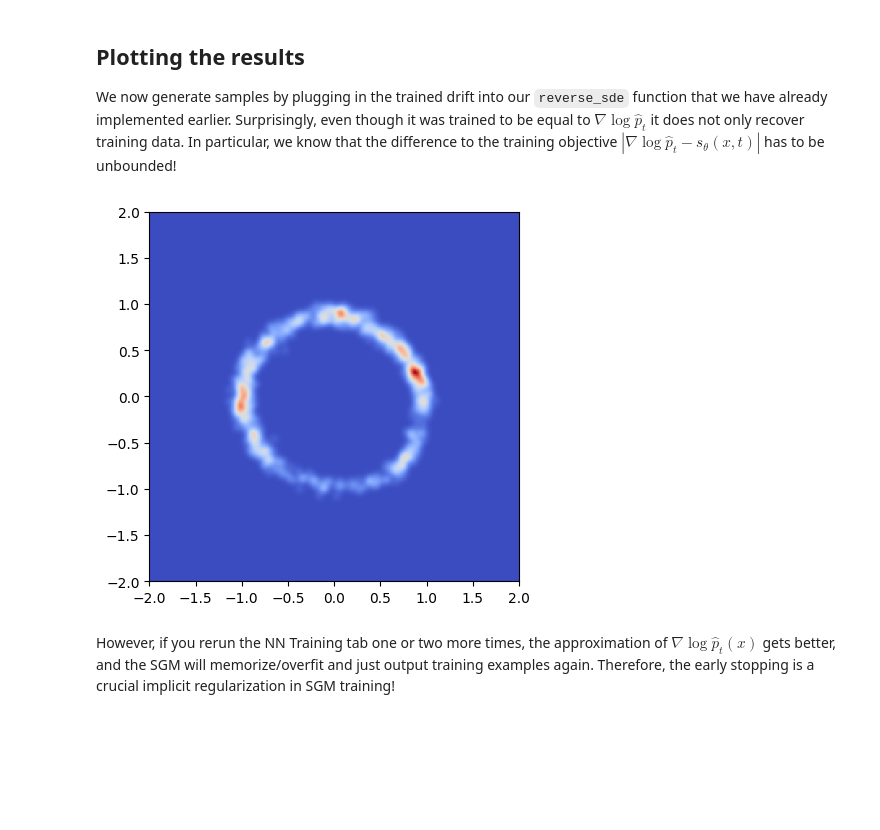
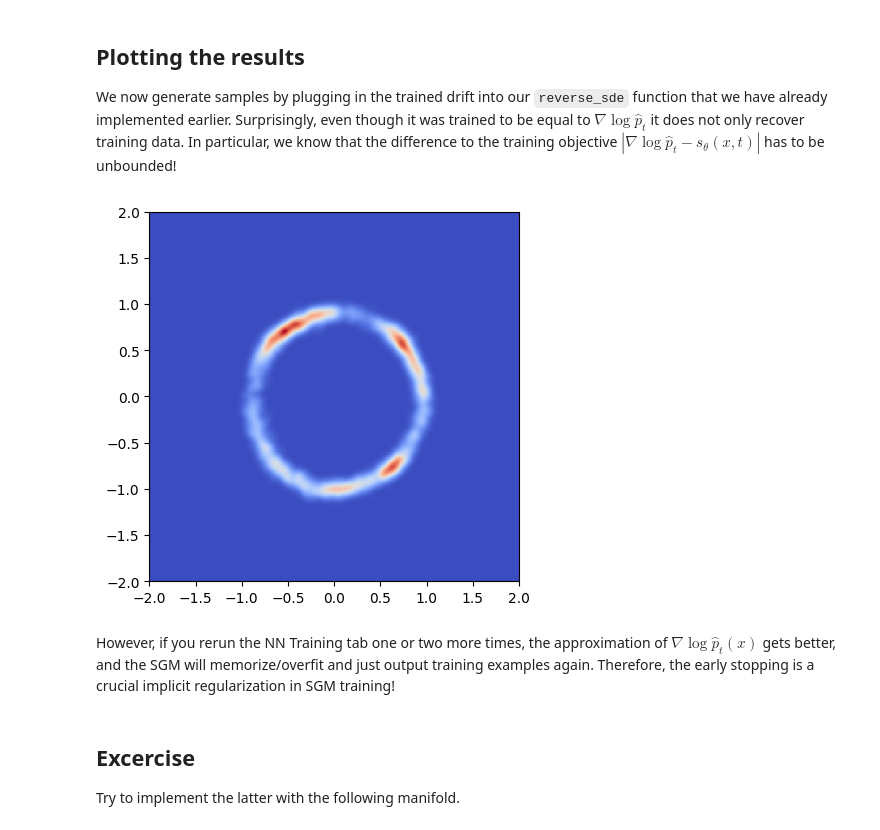
Before and after one commit to maguerrap/CEMRACS2023, a Jupyter notebook: 3-SGM_introduction.ipynb, the cells around one changed output. Saved outputs shown, nothing was run; the diff lists cells and outputs as text; code cells hidden in the pictures; blank space fills up the shorter version.

```diff
--- a/3-SGM_introduction.ipynb
+++ b/3-SGM_introduction.ipynb
@@ -302,7 +304,7 @@ We will now add a bounded perturbation the empirical score. We see that the samp
 # %%
 perturbed_score = lambda x, t: nabla_log_hat_pt(x, t) + 1
 rng, step_rng = random.split(rng)
-samples = reverse_sde(step_rng, 2, 5000, drift, dispersion, perturbed_score)
+samples = lmc_sampler(step_rng, perturbed_score, dispersion, drift, 2, 5000)
 plot_heatmap(samples[:, [0,1]], -3, 3)
 # %% [output]
 [figure]
@@ -340,7 +342,7 @@ We will now first define a neural network using Flax (https://github.com/google/
 import flax.linen as nn
 
 class ApproximateScore(nn.Module):
-    """A simple model with multiple fully connected layers and some fourier features for the time variable."""
+    """A simple model with multiple fully connected layers and some Fourier features for the time variable."""
 
     @nn.compact
     def __call__(self, x, t):
@@ -382,10 +384,13 @@ The full update_step function can be jitted (compiled), making the whole process
 # %%
 def loss_fn(params, model, rng, batch):
     """
-    params: the current weights of the model
-    model: the score function
-    rng: random number generator from jax
-    batch: a batch of samples from the training data, representing samples from \mu_text{data}, shape (J, N)
+    loss function to be used to train the model
+
+    Args:
+        params: the current weights of the model
+        model: the score function
+        rng: random number generator from jax
+        batch: a batch of samples from the training data, representing samples from \mu_text{data}, shape (J, N)
 
     returns an random (MC) approximation to the loss \bar{L} explained above
     """
@@ -406,11 +411,14 @@ def loss_fn(params, model, rng, batch):
 @partial(jit, static_argnums=[4])
 def update_step(params, rng, batch, opt_state, model):
     """
-    params: the current weights of the model
-    rng: random number generator from jax
-    batch: a batch of samples from the training data, representing samples from \mu_text{data}, shape (J, N)
-    opt_state: the internal state of the optimizer
-    model: the score function
+    updating step for the training
+
+    Args:
+        params: the current weights of the model
+        rng: random number generator from jax
+        batch: a batch of samples from the training data, representing samples from \mu_text{data}, shape (J, N)
+        opt_state: the internal state of the optimizer
+        model: the score function
 
     takes the gradient of the loss function and updates the model weights (params) using it. Returns
     the value of the loss function (for metrics), the new params and the new optimizer state
@@ -459,9 +467,13 @@ We now generate samples by plugging in the trained drift into our `reverse_sde`
 # %%
 trained_score = lambda x, t: score_model.apply(params, x, t)
 rng, step_rng = random.split(rng)
-samples = reverse_sde(step_rng, 2, 1000, drift, dispersion, trained_score)
+samples = lmc_sampler(step_rng, trained_score, dispersion, drift, 2, 5000)
 plot_heatmap(samples)
 # %% [output]
-[figure, old version]
+[figure, new version]
 # %% [markdown]
 However, if you rerun the NN Training tab one or two more times, the approximation of $\nabla \log \hat{p}_t(x)$ gets better, and the SGM will memorize/overfit and just output training examples again. Therefore, the early stopping is a crucial implicit regularization in SGM training!
+# %% [markdown]
+## Excercise
+
+Try to implement the latter with the following manifold.
```
Also changed, not shown: parts of 8 cells of this notebook, 2 other files.
